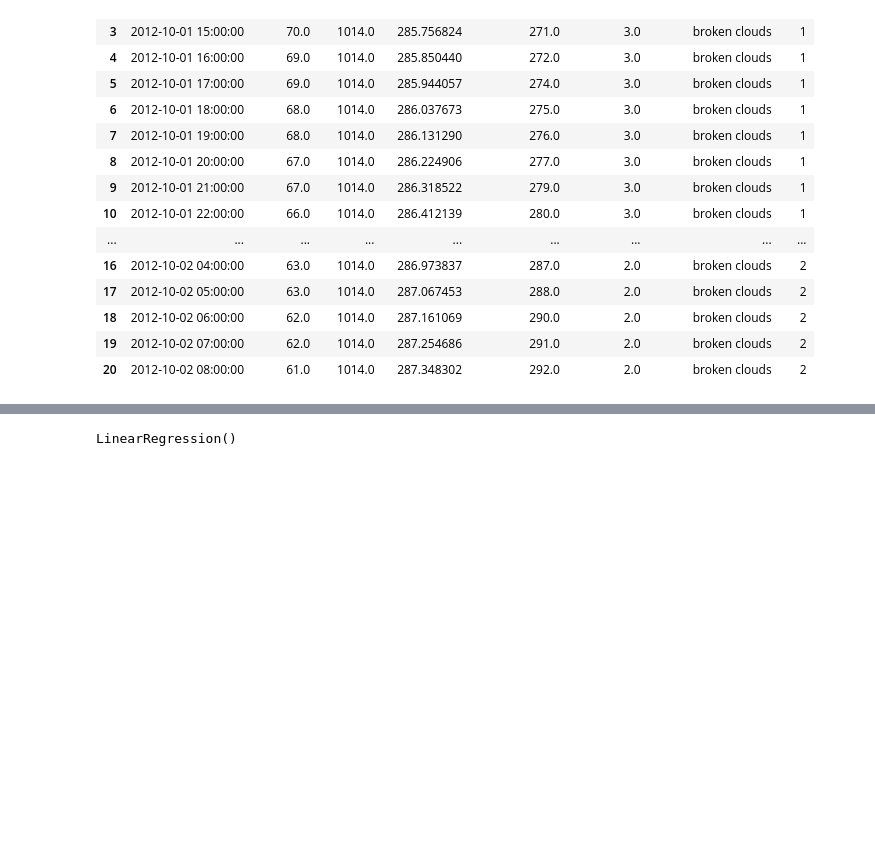
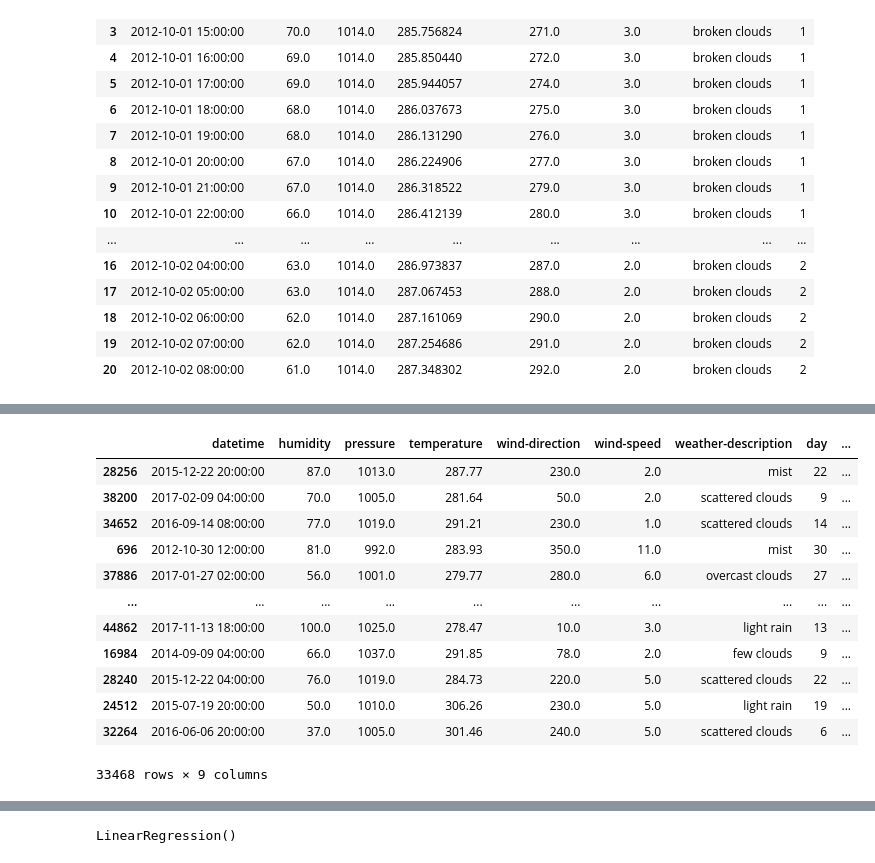
Before and after one commit to jarewa2/project_2, a Jupyter notebook: Linear-regression.ipynb, the cells around one changed output, grey strips where cells are left out. Drawn from its saved outputs; the diff is of its cells as text; code cells hidden in the pictures; blank space fills up the shorter version.

```diff
--- a/Linear-regression.ipynb
+++ b/Linear-regression.ipynb
@@ -69,4 +69,4 @@ data.head(20)
 | 19 | 2012-10-02 07:00:00 | 62.0 | 1014.0 | 287.254686 | 291.0 | 2.0 | broken clouds | 2 |
 | 20 | 2012-10-02 08:00:00 | 61.0 | 1014.0 | 287.348302 | 292.0 | 2.0 | broken clouds | 2 |
 # %%
-x_train, x_test, y_train, y_test = train_test_split(data.day, data.temperature)
+x_train, x_test, y_train, y_test = train_test_split(data, data.temperature)
@@ -72,0 +91,16 @@ x_train, x_test, y_train, y_test = train_test_split(data.day, data.temperature)
+# %%
+x_train
+# %% [output]
+|  | datetime | humidity | pressure | temperature | wind-direction | wind-speed | weather-description | day | ... |
+| 28256 | 2015-12-22 20:00:00 | 87.0 | 1013.0 | 287.77 | 230.0 | 2.0 | mist | 22 | ... |
+| 38200 | 2017-02-09 04:00:00 | 70.0 | 1005.0 | 281.64 | 50.0 | 2.0 | scattered clouds | 9 | ... |
+| 34652 | 2016-09-14 08:00:00 | 77.0 | 1019.0 | 291.21 | 230.0 | 1.0 | scattered clouds | 14 | ... |
+| 696 | 2012-10-30 12:00:00 | 81.0 | 992.0 | 283.93 | 350.0 | 11.0 | mist | 30 | ... |
+| 37886 | 2017-01-27 02:00:00 | 56.0 | 1001.0 | 279.77 | 280.0 | 6.0 | overcast clouds | 27 | ... |
+| ... | ... | ... | ... | ... | ... | ... | ... | ... | ... |
+| 44862 | 2017-11-13 18:00:00 | 100.0 | 1025.0 | 278.47 | 10.0 | 3.0 | light rain | 13 | ... |
+| 16984 | 2014-09-09 04:00:00 | 66.0 | 1037.0 | 291.85 | 78.0 | 2.0 | few clouds | 9 | ... |
+| 28240 | 2015-12-22 04:00:00 | 76.0 | 1019.0 | 284.73 | 220.0 | 5.0 | scattered clouds | 22 | ... |
+| 24512 | 2015-07-19 20:00:00 | 50.0 | 1010.0 | 306.26 | 230.0 | 5.0 | light rain | 19 | ... |
+| 32264 | 2016-06-06 20:00:00 | 37.0 | 1005.0 | 301.46 | 240.0 | 5.0 | scattered clouds | 6 | ... |
+33468 rows × 9 columns
```
Also changed, not shown: parts of 13 cells of this notebook.
